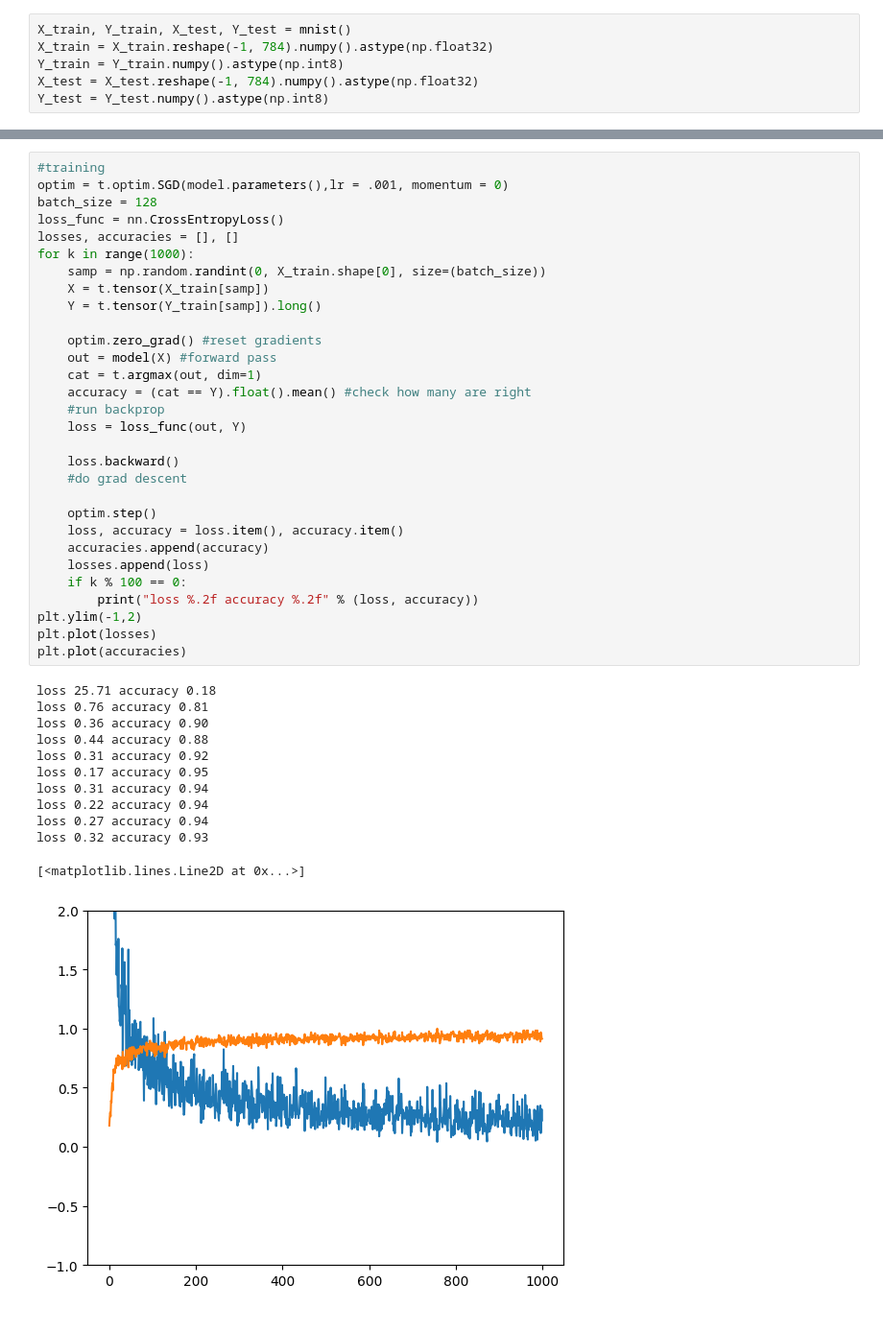
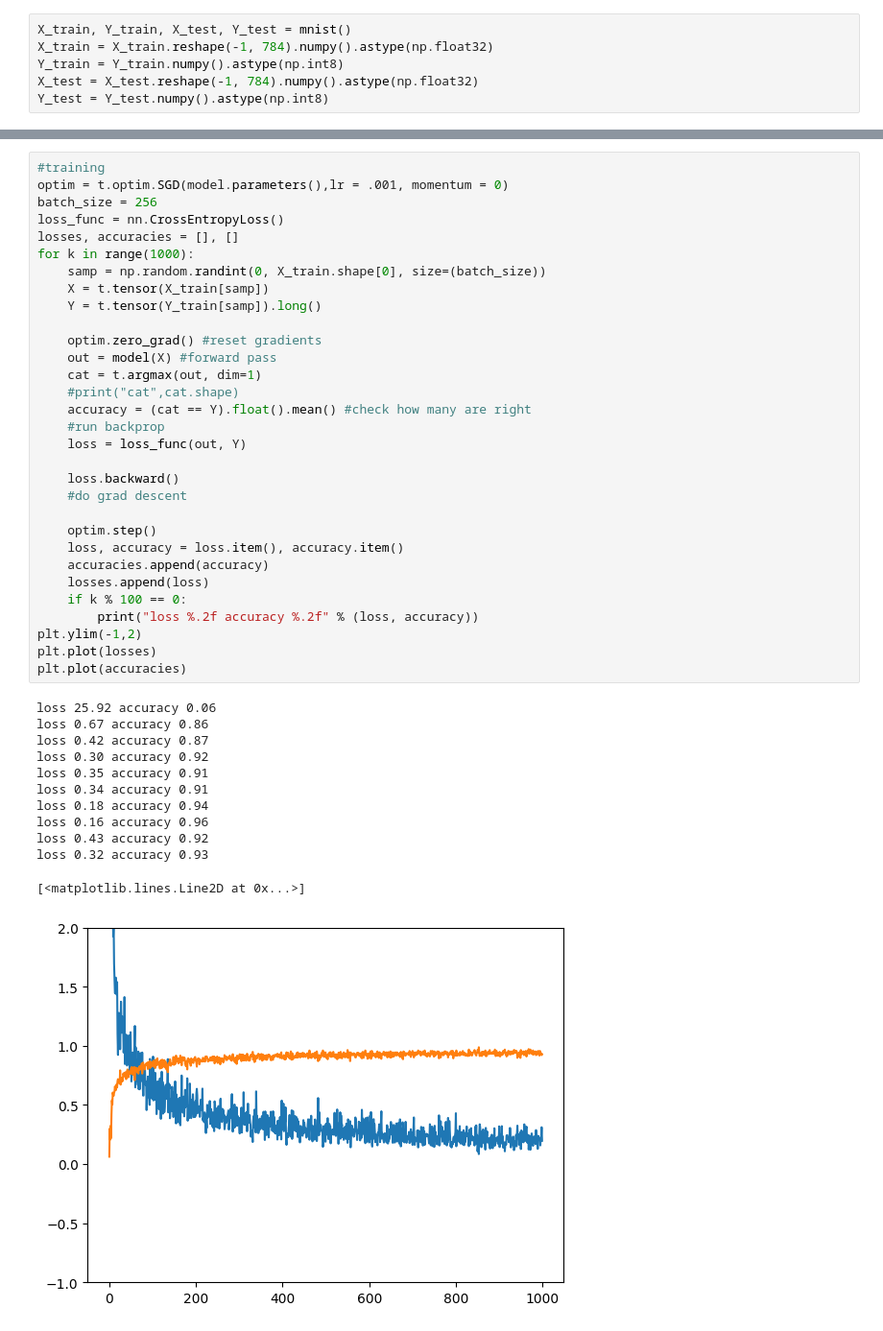
Before and after one commit to ryw27/Practice, a Jupyter notebook: notes/mnistscratch.ipynb, the cells around one changed output, grey strips where cells are left out. Shown at 96% size. Saved outputs shown, nothing was run; the diff lists cells and outputs as text.

```diff
--- a/notes/mnistscratch.ipynb
+++ b/notes/mnistscratch.ipynb
@@ -29,46 +30,47 @@ model = Model()
 # %%
 #training
 optim = t.optim.SGD(model.parameters(),lr = .001, momentum = 0)
-batch_size = 128
+batch_size = 256
 loss_func = nn.CrossEntropyLoss()
 losses, accuracies = [], []
 for k in range(1000):
     samp = np.random.randint(0, X_train.shape[0], size=(batch_size))
     X = t.tensor(X_train[samp])
     Y = t.tensor(Y_train[samp]).long()
 
     optim.zero_grad() #reset gradients
     out = model(X) #forward pass
     cat = t.argmax(out, dim=1)
+    #print("cat",cat.shape)
     accuracy = (cat == Y).float().mean() #check how many are right
     #run backprop
     loss = loss_func(out, Y)
 
     loss.backward()
     #do grad descent
 
     optim.step()
     loss, accuracy = loss.item(), accuracy.item()
     accuracies.append(accuracy)
     losses.append(loss)
     if k % 100 == 0:
         print("loss %.2f accuracy %.2f" % (loss, accuracy))
 plt.ylim(-1,2)
 plt.plot(losses)
 plt.plot(accuracies)
 # %% [output]
-loss 25.71 accuracy 0.18
-loss 0.76 accuracy 0.81
-loss 0.36 accuracy 0.90
-loss 0.44 accuracy 0.88
-loss 0.31 accuracy 0.92
-loss 0.17 accuracy 0.95
-loss 0.31 accuracy 0.94
-loss 0.22 accuracy 0.94
-loss 0.27 accuracy 0.94
+loss 25.92 accuracy 0.06
+loss 0.67 accuracy 0.86
+loss 0.42 accuracy 0.87
+loss 0.30 accuracy 0.92
+loss 0.35 accuracy 0.91
+loss 0.34 accuracy 0.91
+loss 0.18 accuracy 0.94
+loss 0.16 accuracy 0.96
+loss 0.43 accuracy 0.92
 loss 0.32 accuracy 0.93
 [<matplotlib.lines.Line2D at 0x...>]
-[figure, old version]
+[figure, new version]
 # %%
 #model evaluation
 out = model(t.tensor(X_test))
```
Also changed, not shown: parts of 12 cells of this notebook.
